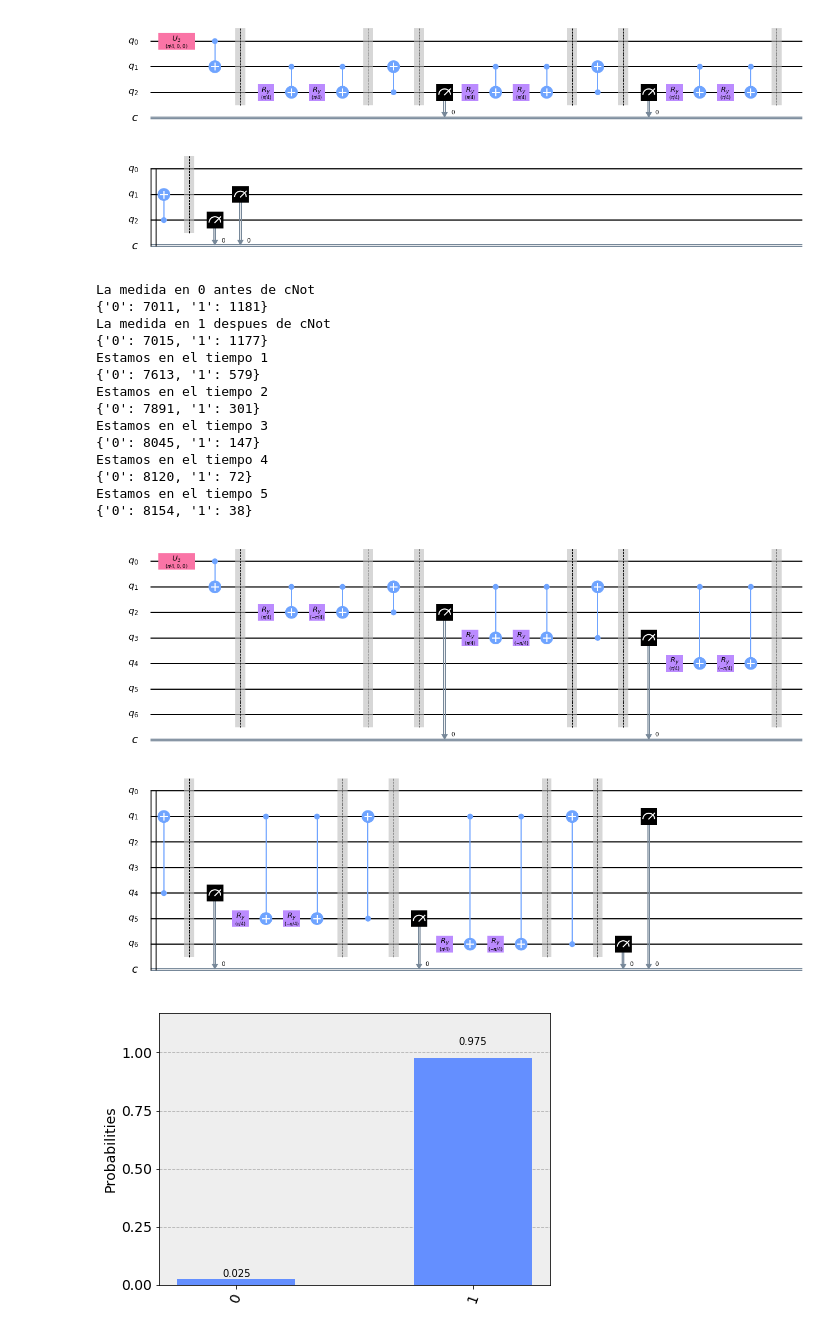
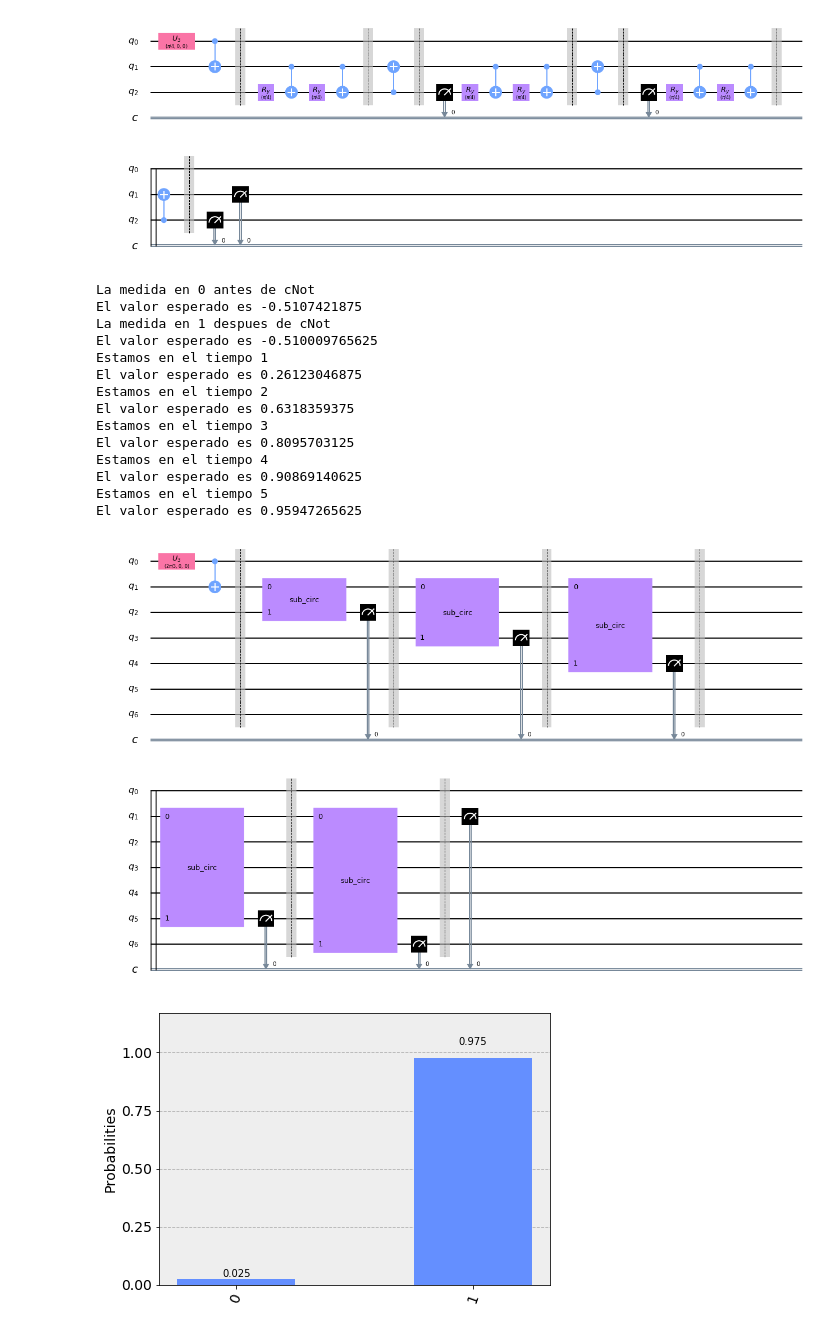
Before and after one commit to erikberter/qiskit-quantum-artificial-life, a Jupyter notebook: simulation.ipynb, the cells around one changed output. Drawn from its saved outputs; the diff is of its cells as text; code cells hidden in the pictures.

```diff
--- a/simulation.ipynb
+++ b/simulation.ipynb
@@ -7,6 +10,6 @@ import numpy as np
 # %%
-theta = np.pi/4
-
+theta = 2*np.pi/3
+thetaR = np.pi/4
 time =2
 # %%
 qc = QuantumCircuit(3,1)
@@ -57,5 +108,5 @@ def getMeasure(qc, shots=8192):
 # %%
-qc = QuantumCircuit(3,1)
+"""qc = QuantumCircuit(3,1)
 qc.u3(theta,0,0,0)
 qc.barrier()
 qc.measure(0,0)
@@ -69,51 +120,45 @@ getMeasure(qc)
 qc = QuantumCircuit(3,1)
 qc.u3(theta,0,0,0)
 qc.cx(0,1)
 qc.barrier()
 qc.measure(1,0)
 print("La medida en 1 despues de cNot")
-getMeasure(qc)
+getMeasure(qc)"""
 
 maxTime = 6
 for j in range(1,maxTime):
     qc = QuantumCircuit(j+2,1)
+
     qc.u3(theta,0,0,0)
     qc.cx(0,1)
     qc.barrier()
-
-
     for i in range(0,j):
         #cry
-        qc.ry(theta,i+2)
-        qc.cx(1,i+2)
-        qc.ry(-theta,i+2)
-        qc.cx(1,i+2)
+        qc.append(sub_inst, [1,i+2])
+        qc.measure([i+2],[0])
         qc.barrier()
-        qc.cx(i+2,1)
-        qc.barrier()
-        qc.measure([i+2],[0])
     qc.measure([1],[0])
     print(f"Estamos en el tiempo {j}")
     getMeasure(qc)
 
 
 qc.draw(output='mpl')
 # %% [output]
 La medida en 0 antes de cNot
-{'0': 7011, '1': 1181}
+El valor esperado es -0.5107421875
 La medida en 1 despues de cNot
-{'0': 7015, '1': 1177}
+El valor esperado es -0.510009765625
 Estamos en el tiempo 1
-{'0': 7613, '1': 579}
+El valor esperado es 0.26123046875
 Estamos en el tiempo 2
-{'0': 7891, '1': 301}
+El valor esperado es 0.6318359375
 Estamos en el tiempo 3
-{'0': 8045, '1': 147}
+El valor esperado es 0.8095703125
 Estamos en el tiempo 4
-{'0': 8120, '1': 72}
+El valor esperado es 0.90869140625
 Estamos en el tiempo 5
-{'0': 8154, '1': 38}
+El valor esperado es 0.95947265625
-[figure, old version]
+[figure, new version]
 # %%
 sim = Aer.get_backend('qasm_simulator')
 # the device to run on
```
Also changed, not shown: parts of 5 cells of this notebook.
